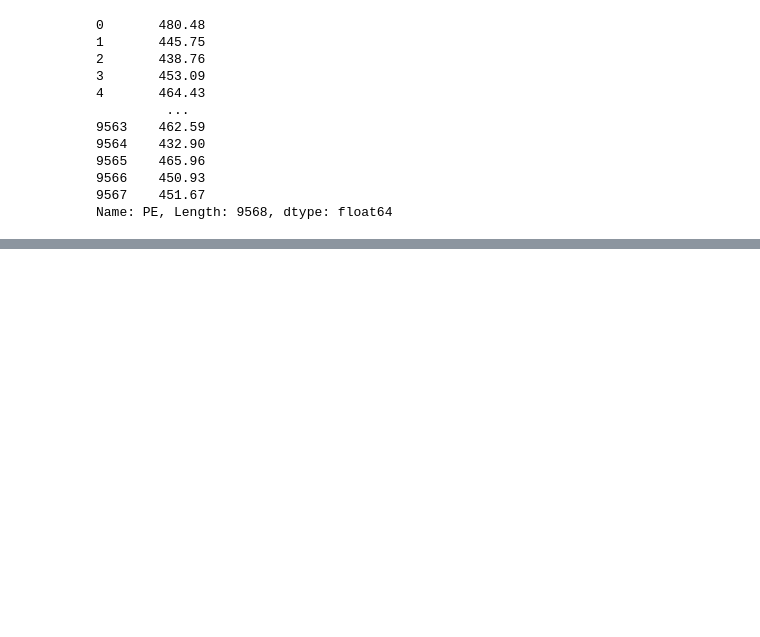
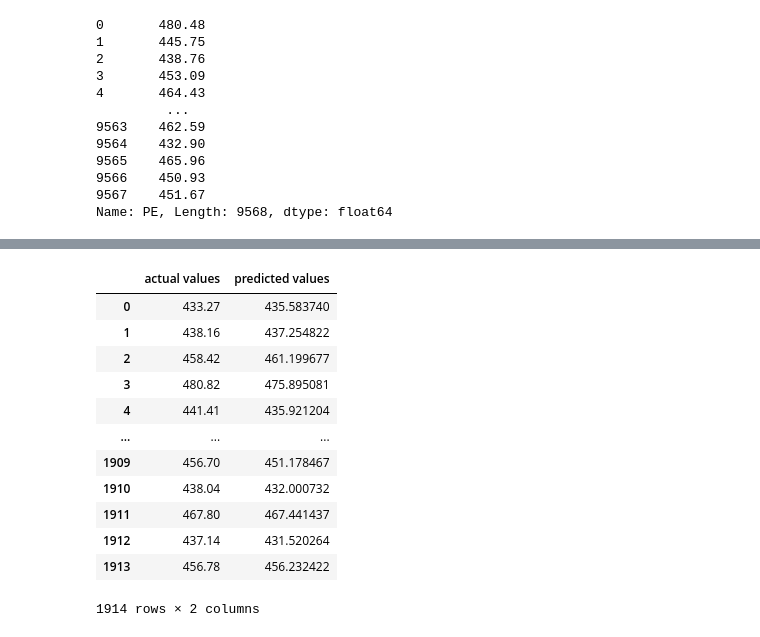
Before and after one commit to fwz-blk/prime-ai-ml, a Jupyter notebook: pytorch-prime/p3/my_code/ann-reg.ipynb, the cells around one changed output, grey strips where cells are left out. Drawn from its saved outputs; the diff is of its cells as text; code cells hidden in the pictures; blank space fills up the shorter version.

```diff
--- a/pytorch-prime/p3/my_code/ann-reg.ipynb
+++ b/pytorch-prime/p3/my_code/ann-reg.ipynb
@@ -154,0 +222,18 @@ for epoch in range(epochs):
+# %%
+predicted_df = pd.DataFrame(test_pred.numpy(),columns=['predicted values'])
+actual_df = pd.DataFrame(y_test.values,columns=['actual values'])
+pd.concat([actual_df,predicted_df],axis=1)
+# %% [output]
+|  | actual values | predicted values |
+| 0 | 433.27 | 435.583740 |
+| 1 | 438.16 | 437.254822 |
+| 2 | 458.42 | 461.199677 |
+| 3 | 480.82 | 475.895081 |
+| 4 | 441.41 | 435.921204 |
+| ... | ... | ... |
+| 1909 | 456.70 | 451.178467 |
+| 1910 | 438.04 | 432.000732 |
+| 1911 | 467.80 | 467.441437 |
+| 1912 | 437.14 | 431.520264 |
+| 1913 | 456.78 | 456.232422 |
+1914 rows × 2 columns
```
Also changed, not shown: parts of 5 cells of this notebook, 2 other files.
